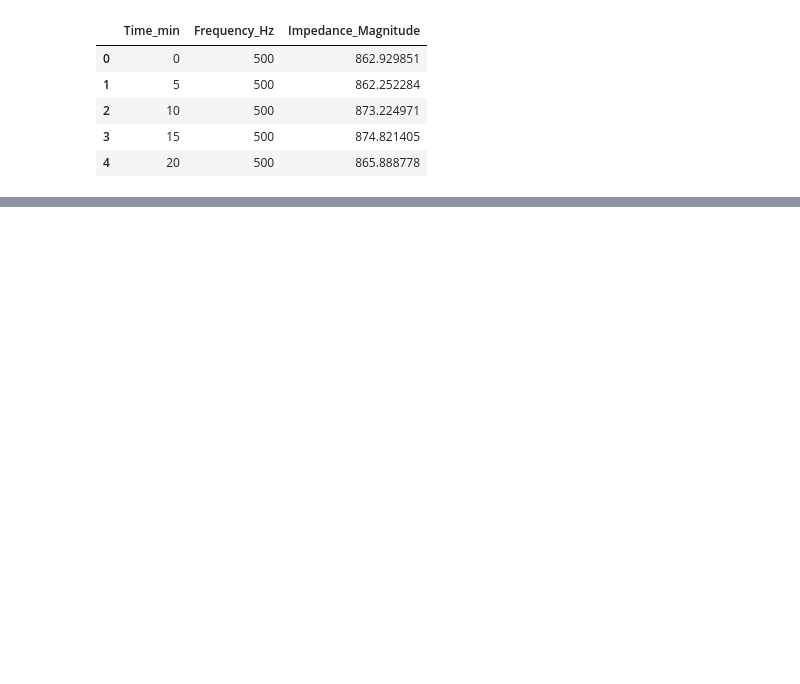
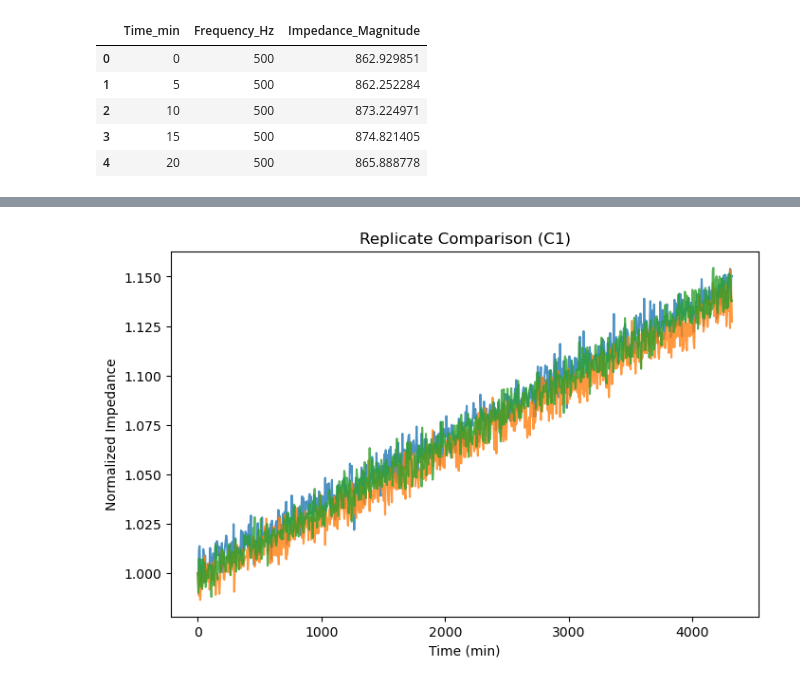
Before and after one commit to DanyaLeyva/ECIS-drug-timing-analysis, a Jupyter notebook: notebooks/ECIS_analysis.ipynb, the cells around one changed output, grey strips where cells are left out. Saved outputs shown, nothing was run; the diff lists cells and outputs as text; code cells hidden in the pictures; blank space fills up the shorter version.

```diff
--- a/notebooks/ECIS_analysis.ipynb
+++ b/notebooks/ECIS_analysis.ipynb
@@ -47,0 +83,30 @@ plt.show()
+# %%
+#replicating comparisons
+import pandas as pd
+import matplotlib.pyplot as plt
+
+files = [
+    "../data/ecis_simulated_pilot (1)/pilot_sim_001_C1_R1.csv",
+    "../data/ecis_simulated_pilot (1)/pilot_sim_001_C1_R2.csv",
+    "../data/ecis_simulated_pilot (1)/pilot_sim_001_C1_R3.csv"
+]
+
+plt.figure(figsize=(8,5))
+
+for file in files:
+    df = pd.read_csv(file)
+    df_500 = df[df["Frequency_Hz"] == 500].copy()
+
+    baseline = df_500["Impedance_Magnitude"].iloc[0]
+    norm = df_500["Impedance_Magnitude"] / baseline
+
+    plt.plot(df_500["Time_min"], norm, alpha=0.8)
+
+plt.xlabel("Time (min)")
+plt.ylabel("Normalized Impedance")
+plt.title("Replicate Comparison (C1)")
+
+plt.show()
+# comparing R1. R2, R3 together
+# %% [output]
+[figure, added]
```
Also changed, not shown: parts of 10 cells of this notebook.
